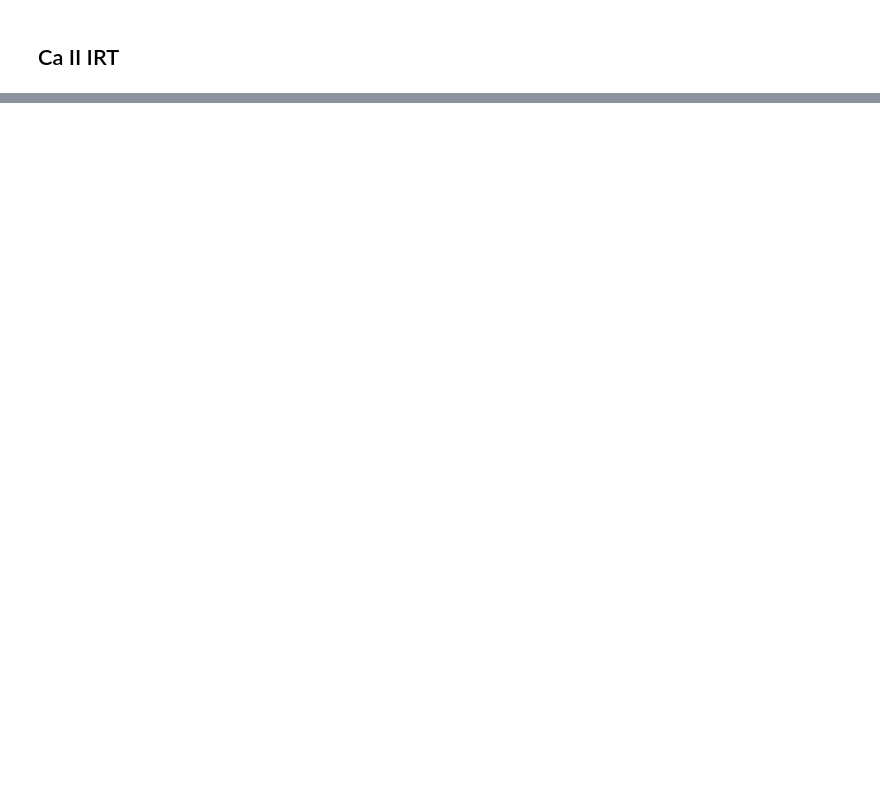
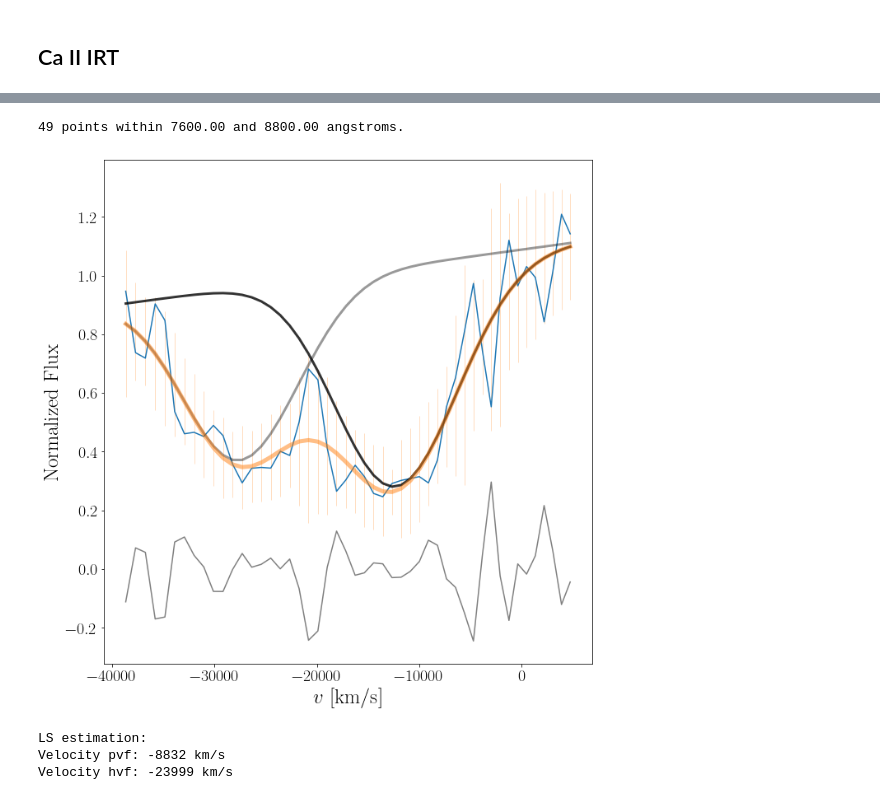
Before and after one commit to slowdivePTG/SN2020jgb, a Jupyter notebook: rv/absorption_line_velocity_20200608_P60.ipynb, the cells around one changed output, grey strips where cells are left out. Saved outputs shown, nothing was run; the diff lists cells and outputs as text; code cells hidden in the pictures; blank space fills up the shorter version.

```diff
--- a/rv/absorption_line_velocity_20200608_P60.ipynb
+++ b/rv/absorption_line_velocity_20200608_P60.ipynb
@@ -18,2 +20,2 @@ Spec1.plot_line_region(5800, 6500)
 # %%
-Spec1.add_line('SiII_6355', 5900, 6300, lines=[6371.359, 6347.103])
+Spec1.add_line('SiII_6355', 5900, 6400, lines=[6371.359, 6347.103])
@@ -30,5 +40,12 @@ Spec1.plot_line_region(7400, 8900)
 # %%
-Spec1.add_line('CaII_IRT', 7600, 8700, lines=[8498.018, 8542.089, 8662.140])
+Spec1.add_line('CaII_IRT', 7600, 8800, lines=[8498.018, 8542.089, 8662.140])
+# %% [output]
+49 points within 7600.00 and 8800.00 angstroms.
 # %%
-Spec1.line['CaII_IRT'].LS_estimator(guess=(1, 1, -10000, 15, -1000, -25000, 15, -1000))
+Spec1.line['CaII_IRT'].LS_estimator(guess=(1, 1, -10500, 15, -1000, -25000, 15, -1000))
+# %% [output]
+[figure, added]
+LS estimation:
+Velocity pvf: -8832 km/s
+Velocity hvf: -23999 km/s
 # %%
```
Also changed, not shown: parts of 6 cells of this notebook, 4 other files.
